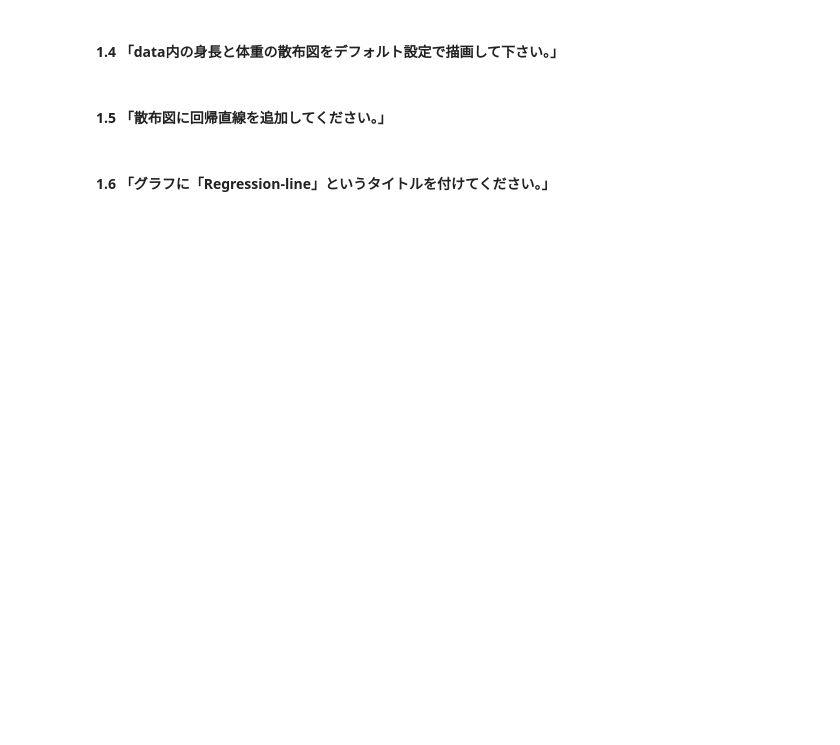
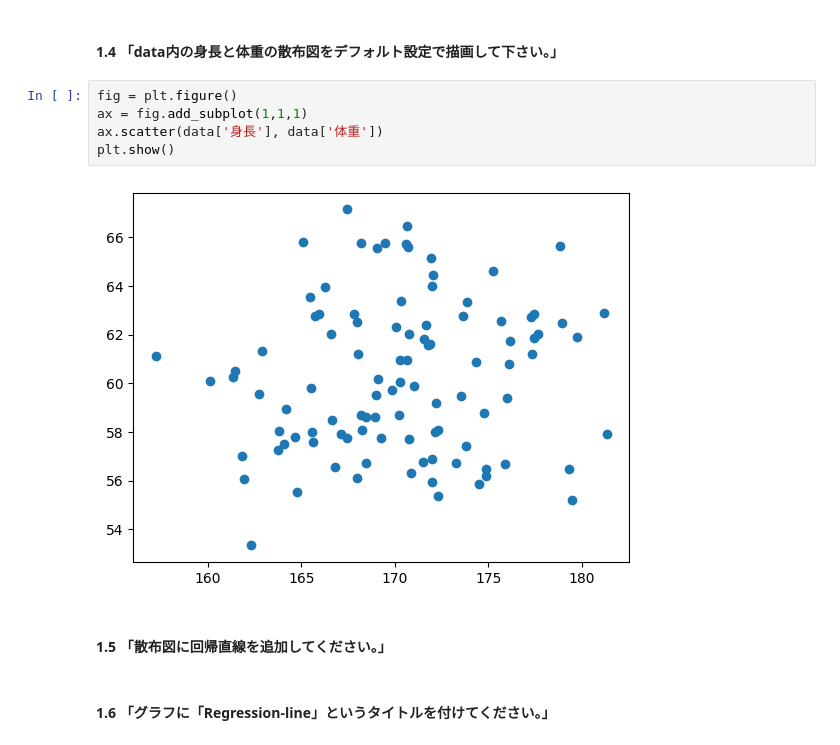
Before and after one commit to area6080/python_basic, a Jupyter notebook: matplotlib_editor.ipynb, the cells around one changed output. Saved outputs shown, nothing was run; the diff lists cells and outputs as text; blank space fills up the shorter version.

```diff
--- a/matplotlib_editor.ipynb
+++ b/matplotlib_editor.ipynb
@@ -36,5 +59,12 @@ data['体重'] = np.random.normal(60, 3, 100)
 # %% [markdown]
 #### 1.4 「data内の身長と体重の散布図をデフォルト設定で描画して下さい。」
+# %%
+fig = plt.figure()
+ax = fig.add_subplot(1,1,1)
+ax.scatter(data['身長'], data['体重'])
+plt.show()
+# %% [output]
+[figure, added]
 # %% [markdown]
 #### 1.5 「散布図に回帰直線を追加してください。」
 # %% [markdown]
```
Also changed, not shown: parts of 5 cells of this notebook.
